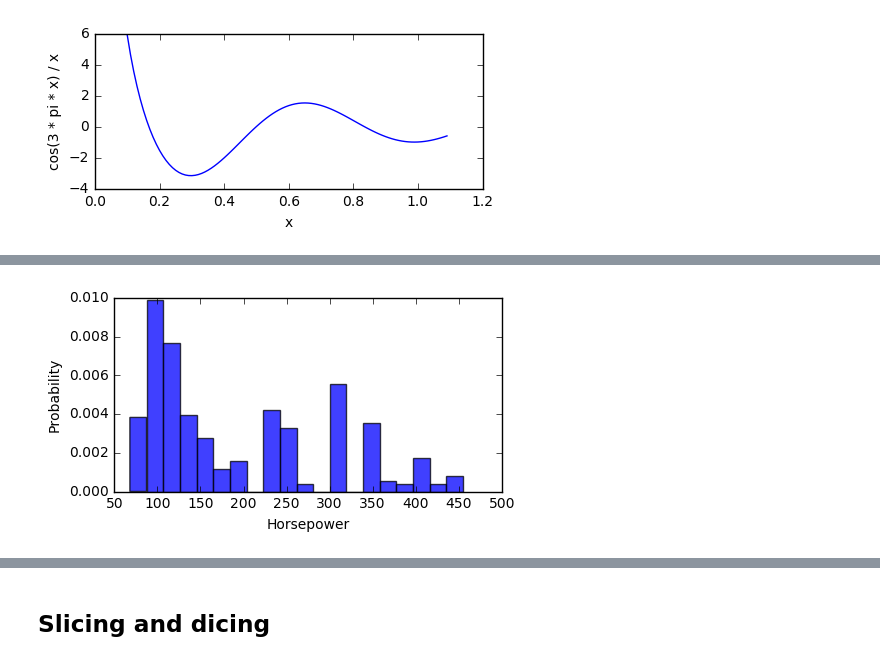
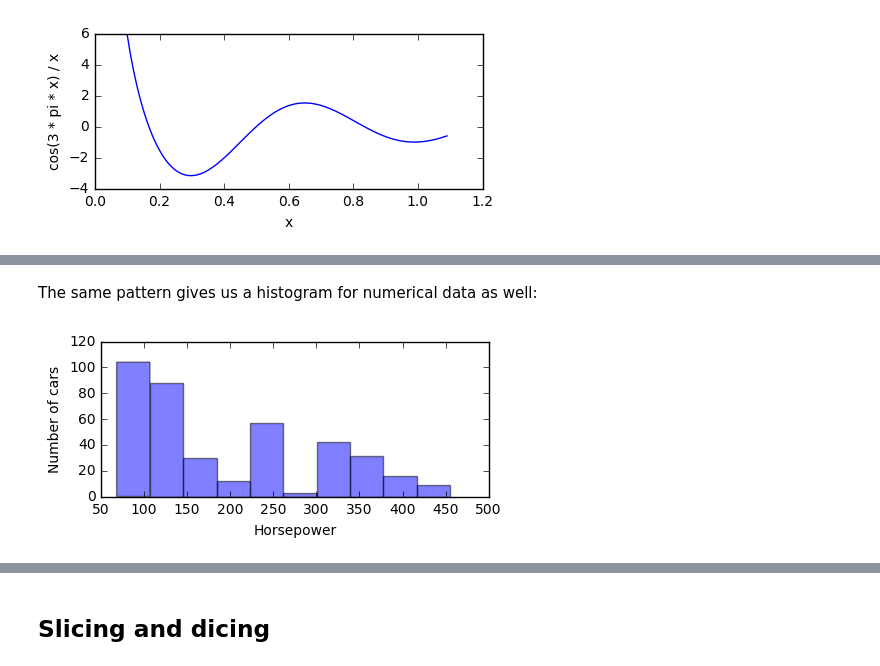
Before and after one commit to parrt/msds501, a Jupyter notebook: notes/data.ipynb, the cells around one changed output, grey strips where cells are left out. Drawn from its saved outputs; the diff is of its cells as text; code cells hidden in the pictures.

```diff
--- a/notes/data.ipynb
+++ b/notes/data.ipynb
@@ -244,10 +322,12 @@ If we ever need a unique set, use
+# %% [markdown]
+The same pattern gives us a histogram for numerical data as well:
 # %%
 m = cars.as_matrix()
 hp = m[:,2]
-fig=plt.figure(figsize=(5, 2.5))
-n, bins, patches = plt.hist(hp, 20, normed=1, alpha=0.75)
+fig=plt.figure(figsize=(5, 2))
+n, bins, patches = plt.hist(hp, alpha=0.5)
 plt.xlabel('Horsepower')
-plt.ylabel('Probability')
+plt.ylabel('Number of cars')
 plt.show()
 # %% [output]
-[figure, old version]
+[figure, new version]
```
Also changed, not shown: parts of 28 cells of this notebook.
